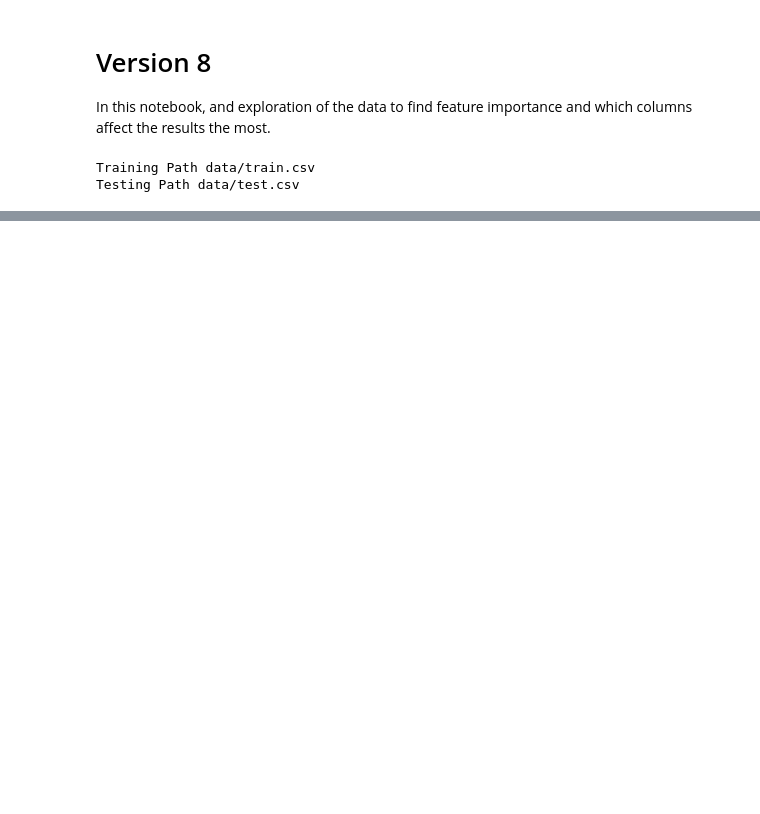
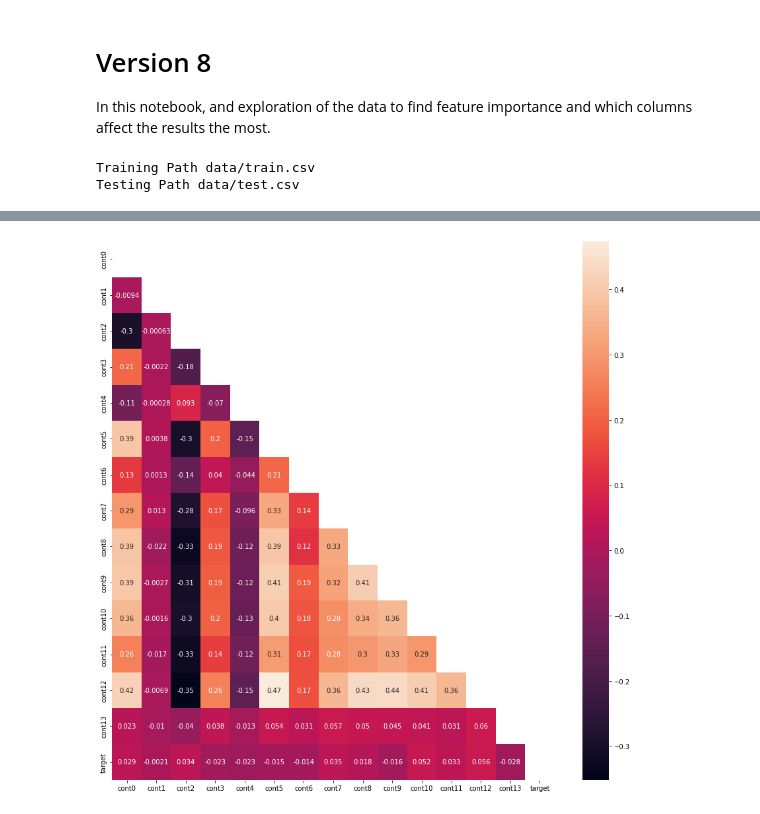
Before and after one commit to fouad89/30-days-of-ml-kaggle-competition, a Jupyter notebook: 08-01_more_improvements.ipynb, the cells around one changed output, grey strips where cells are left out. Saved outputs shown, nothing was run; the diff lists cells and outputs as text; code cells hidden in the pictures; blank space fills up the shorter version.

```diff
--- a/08-01_more_improvements.ipynb
+++ b/08-01_more_improvements.ipynb
@@ -23,0 +94,46 @@ Testing Path data/test.csv
+# %%
+def plot_corr(df):
+    """Plotting correlation for a given dataframe."
+
+    Args:
+        df (dataframe): get the plot for the correlation
+    """
+    plt.figure(figsize=(15,15))
+    mask = np.triu(np.ones(df.corr().shape))
+    sns.heatmap(df.corr(), annot=True, mask=mask)
+
+
+def count_plots_cat(df, num_rows=ceil(len(cat_cnames)/2),num_cols =2 , col_names=cat_cnames):
+    """plotting the value counts for categorical variables
+
+    Args:
+        df (dataframe): dataframe
+        num_rows (int, optional): Number of rows for the ploat. Defaults to ceil(len(cat_cnames)/2).
+        num_cols (int, optional): Number of columns for the plotting. Defaults to 2.
+        col_names (list, optional): the categorical column names. Defaults to cat_cnames.
+    """
+    fix, axes = plt.subplots(nrows=num_rows, ncols=num_cols, figsize=(15,30))
+    axes = axes.ravel()
+    for i in range(len(col_names)):
+        col = col_names[i]
+        sns.countplot(df[col], ax=axes[i]);
+        axes[i].set_title(f"{col} Distribution");
+        axes[i].set_yticklabels([]) # removing labels
+        axes[i].set_yticks([]) # removign ticks
+        axes[i].set_ylabel("PCT %")
+        # removing borders
+        axes[i].spines['top'].set_visible(False)
+        axes[i].spines['right'].set_visible(False)
+        axes[i].spines['bottom'].set_visible(False)
+        axes[i].spines['left'].set_visible(False)
+        # showing values in plot
+        for patch in axes[i].patches:
+            # get the height of the patch
+            h = patch.get_height()
+            axes[i].text(patch.get_x()+patch.get_width()/2,
+                        h+8,'{:.2f}%'.format(h*100/len(df)),
+                    fontsize = 12,ha = 'center')
+# %%
+plot_corr(df)
+# %% [output]
+[figure, added]
```
Also changed, not shown: parts of 16 cells of this notebook.
